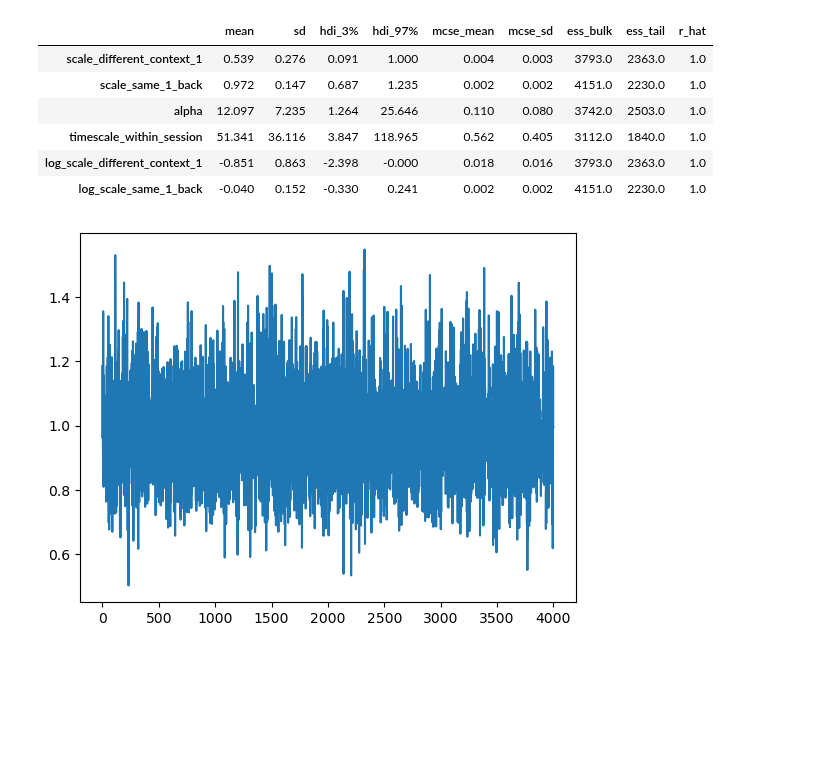
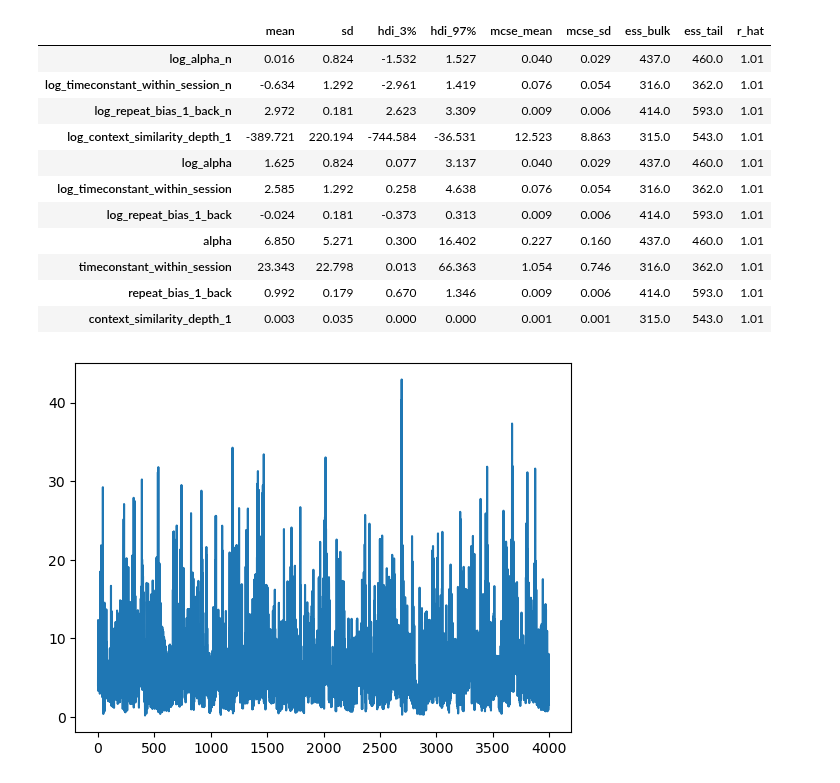
Before and after one commit to latimerk/hddCRP, a Jupyter notebook: StanModel/teststan.ipynb, the cells around one changed output. Cells and saved outputs as stored; diff of their text form; code cells hidden in the pictures; blank space fills up the shorter version.

```diff
--- a/StanModel/teststan.ipynb
+++ b/StanModel/teststan.ipynb
@@ -213,8 +160,19 @@ for ii in range(1,N):
         if(Y[jj] == Y[ii-1]):
             is_same_1_back[ii,jj] = 1
 # %%
-data = {"N" : N, "M" : M, "Y" : Y, "is_same_context_1" : is_same_context_1, "is_same_1_back" : is_same_1_back}
+data     = {"N" : N, "M" : M,
+            "Y" : Y,
+            "is_same_context_1" : is_same_context_1,
+            "is_same_1_back"    : is_same_1_back,
+            "prior_alpha_shape" : 2.0,
+            "prior_alpha_scale" : 5.0,
+            "prior_timeconstant_within_session_shape" : 2.0,
+            "prior_timeconstant_within_session_scale" : 25.0,
+            "prior_repeat_bias_1_back_shape" : 20.0,
+            "prior_repeat_bias_1_back_scale" : 1/20.0,
+            "prior_context_similarity_depth_1_alpha" : 1.0,
+            "prior_context_similarity_depth_1_beta"  : 1.0}
 posterior = stan.build(model_ddcrp_simplified1, data=data, random_seed=1)
-fit = posterior.sample(num_chains=4, num_samples=1000)
+fit       = posterior.sample(num_chains=4, num_samples=1000)
 # %% [output]
 Building...
@@ -238,12 +213,17 @@ Sampling:  19% (1500/8000)
 # %%
-plt.plot(fit["scale_same_1_back"].flatten())
+plt.plot(fit["alpha"].flatten())
 az.summary(fit)
 # %% [output]
 |  | mean | sd | hdi_3% | hdi_97% | mcse_mean | mcse_sd | ess_bulk | ess_tail | r_hat |
-| scale_different_context_1 | 0.539 | 0.276 | 0.091 | 1.000 | 0.004 | 0.003 | 3793.0 | 2363.0 | 1.0 |
-| scale_same_1_back | 0.972 | 0.147 | 0.687 | 1.235 | 0.002 | 0.002 | 4151.0 | 2230.0 | 1.0 |
-| alpha | 12.097 | 7.235 | 1.264 | 25.646 | 0.110 | 0.080 | 3742.0 | 2503.0 | 1.0 |
-| timescale_within_session | 51.341 | 36.116 | 3.847 | 118.965 | 0.562 | 0.405 | 3112.0 | 1840.0 | 1.0 |
-| log_scale_different_context_1 | -0.851 | 0.863 | -2.398 | -0.000 | 0.018 | 0.016 | 3793.0 | 2363.0 | 1.0 |
-| log_scale_same_1_back | -0.040 | 0.152 | -0.330 | 0.241 | 0.002 | 0.002 | 4151.0 | 2230.0 | 1.0 |
+| log_alpha_n | 0.016 | 0.824 | -1.532 | 1.527 | 0.040 | 0.029 | 437.0 | 460.0 | 1.01 |
+| log_timeconstant_within_session_n | -0.634 | 1.292 | -2.961 | 1.419 | 0.076 | 0.054 | 316.0 | 362.0 | 1.01 |
+| log_repeat_bias_1_back_n | 2.972 | 0.181 | 2.623 | 3.309 | 0.009 | 0.006 | 414.0 | 593.0 | 1.01 |
+| log_context_similarity_depth_1 | -389.721 | 220.194 | -744.584 | -36.531 | 12.523 | 8.863 | 315.0 | 543.0 | 1.01 |
+| log_alpha | 1.625 | 0.824 | 0.077 | 3.137 | 0.040 | 0.029 | 437.0 | 460.0 | 1.01 |
+| log_timeconstant_within_session | 2.585 | 1.292 | 0.258 | 4.638 | 0.076 | 0.054 | 316.0 | 362.0 | 1.01 |
+| log_repeat_bias_1_back | -0.024 | 0.181 | -0.373 | 0.313 | 0.009 | 0.006 | 414.0 | 593.0 | 1.01 |
+| alpha | 6.850 | 5.271 | 0.300 | 16.402 | 0.227 | 0.160 | 437.0 | 460.0 | 1.01 |
+| timeconstant_within_session | 23.343 | 22.798 | 0.013 | 66.363 | 1.054 | 0.746 | 316.0 | 362.0 | 1.01 |
+| repeat_bias_1_back | 0.992 | 0.179 | 0.670 | 1.346 | 0.009 | 0.006 | 414.0 | 593.0 | 1.01 |
+| context_similarity_depth_1 | 0.003 | 0.035 | 0.000 | 0.000 | 0.001 | 0.001 | 315.0 | 543.0 | 1.01 |
-[figure, old version]
+[figure, new version]
```
Also changed, not shown: parts of 7 cells of this notebook, 14 other files.
